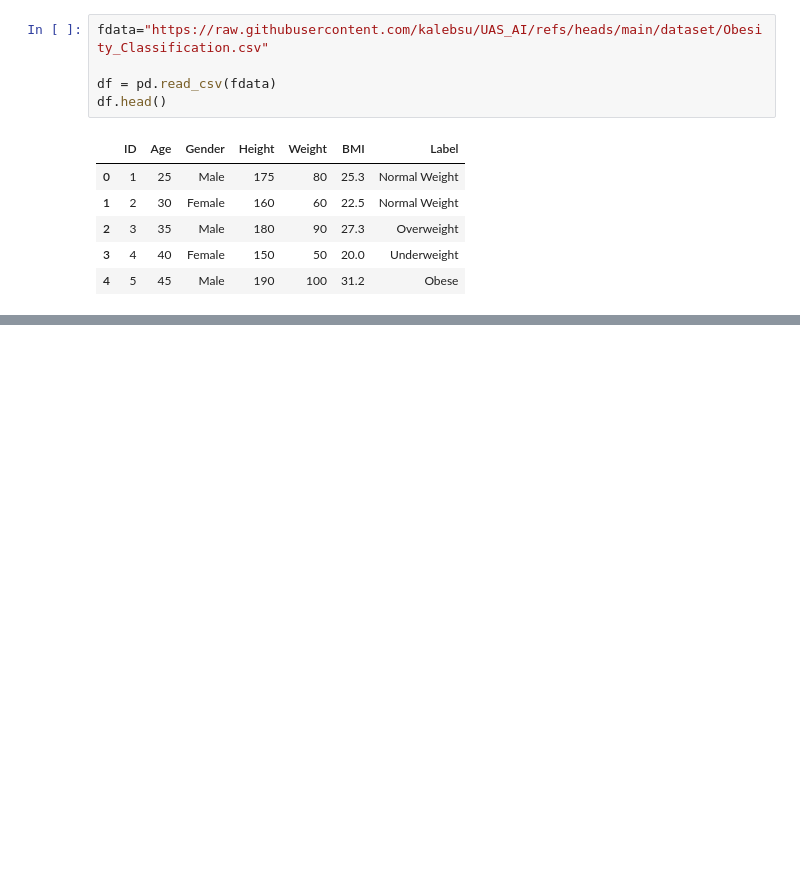
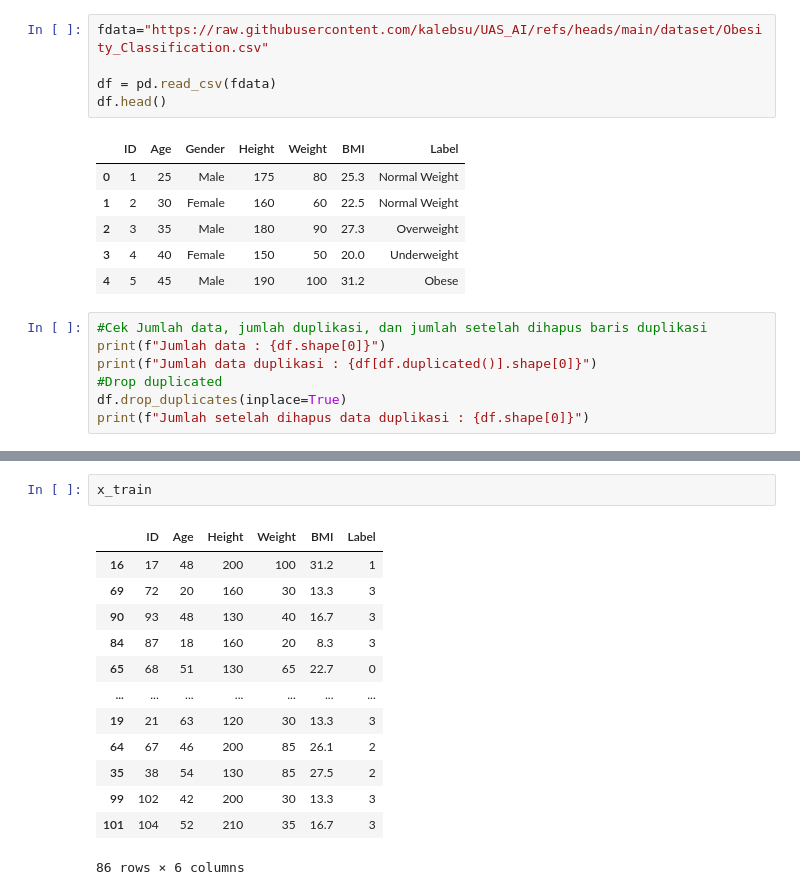
Before and after one commit to kalebsu/UAS_AI, a Jupyter notebook: Klasifikasi_Obesitas.ipynb, the cells around one changed output, grey strips where cells are left out. Drawn from its saved outputs; the diff is of its cells as text; blank space fills up the shorter version.

```diff
--- a/Klasifikasi_Obesitas.ipynb
+++ b/Klasifikasi_Obesitas.ipynb
@@ -25,3 +25,10 @@ df.head()
 | 2 | 3 | 35 | Male | 180 | 90 | 27.3 | Overweight |
 | 3 | 4 | 40 | Female | 150 | 50 | 20.0 | Underweight |
 | 4 | 5 | 45 | Male | 190 | 100 | 31.2 | Obese |
+# %%
+#Cek Jumlah data, jumlah duplikasi, dan jumlah setelah dihapus baris duplikasi
+print(f"Jumlah data : {df.shape[0]}")
+print(f"Jumlah data duplikasi : {df[df.duplicated()].shape[0]}")
+#Drop duplicated
+df.drop_duplicates(inplace=True)
+print(f"Jumlah setelah dihapus data duplikasi : {df.shape[0]}")
@@ -27,0 +123,16 @@ df.head()
+# %%
+x_train
+# %% [output]
+|  | ID | Age | Height | Weight | BMI | Label |
+| 16 | 17 | 48 | 200 | 100 | 31.2 | 1 |
+| 69 | 72 | 20 | 160 | 30 | 13.3 | 3 |
+| 90 | 93 | 48 | 130 | 40 | 16.7 | 3 |
+| 84 | 87 | 18 | 160 | 20 | 8.3 | 3 |
+| 65 | 68 | 51 | 130 | 65 | 22.7 | 0 |
+| ... | ... | ... | ... | ... | ... | ... |
+| 19 | 21 | 63 | 120 | 30 | 13.3 | 3 |
+| 64 | 67 | 46 | 200 | 85 | 26.1 | 2 |
+| 35 | 38 | 54 | 130 | 85 | 27.5 | 2 |
+| 99 | 102 | 42 | 200 | 30 | 13.3 | 3 |
+| 101 | 104 | 52 | 210 | 35 | 16.7 | 3 |
+86 rows × 6 columns
```
Also changed, not shown: parts of 22 cells of this notebook.
